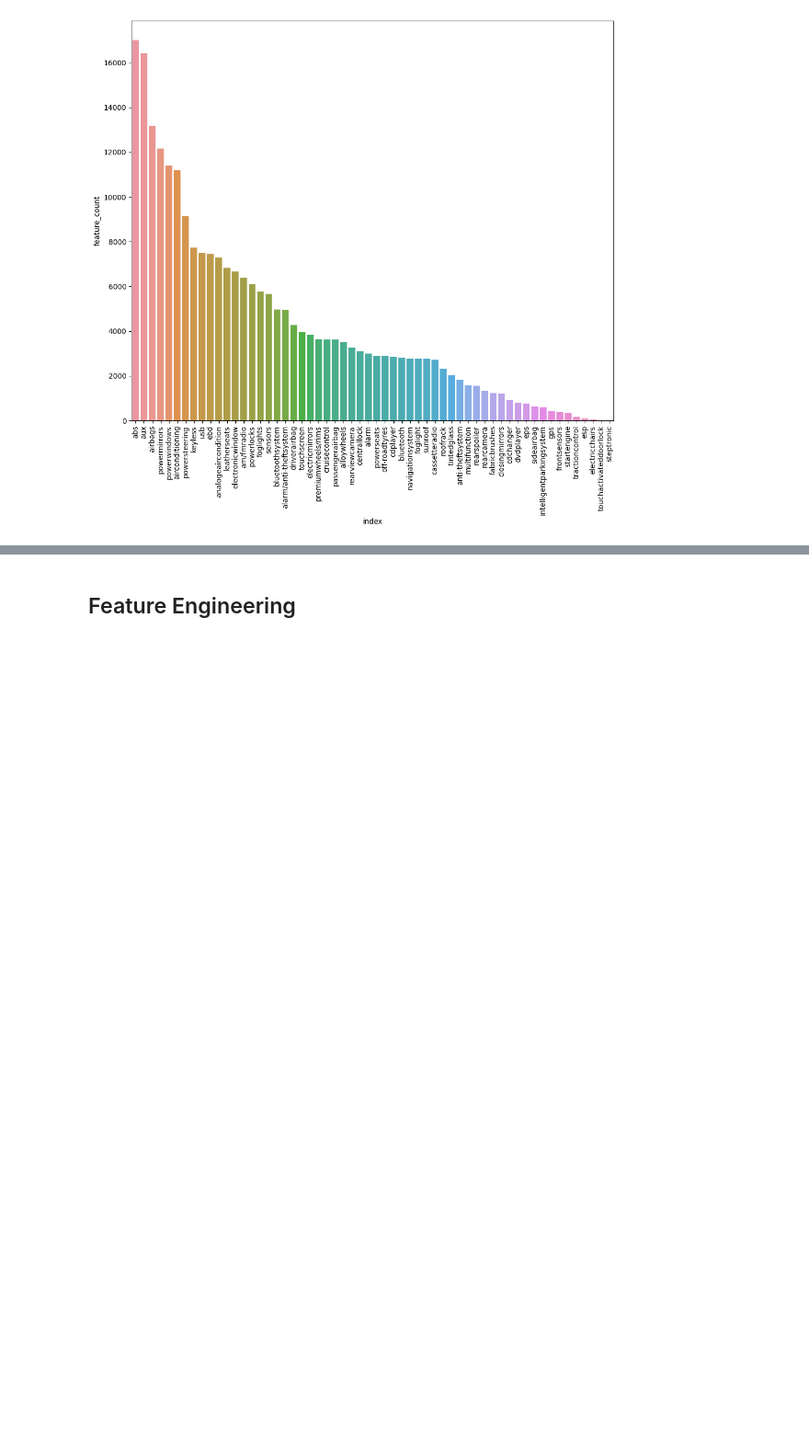
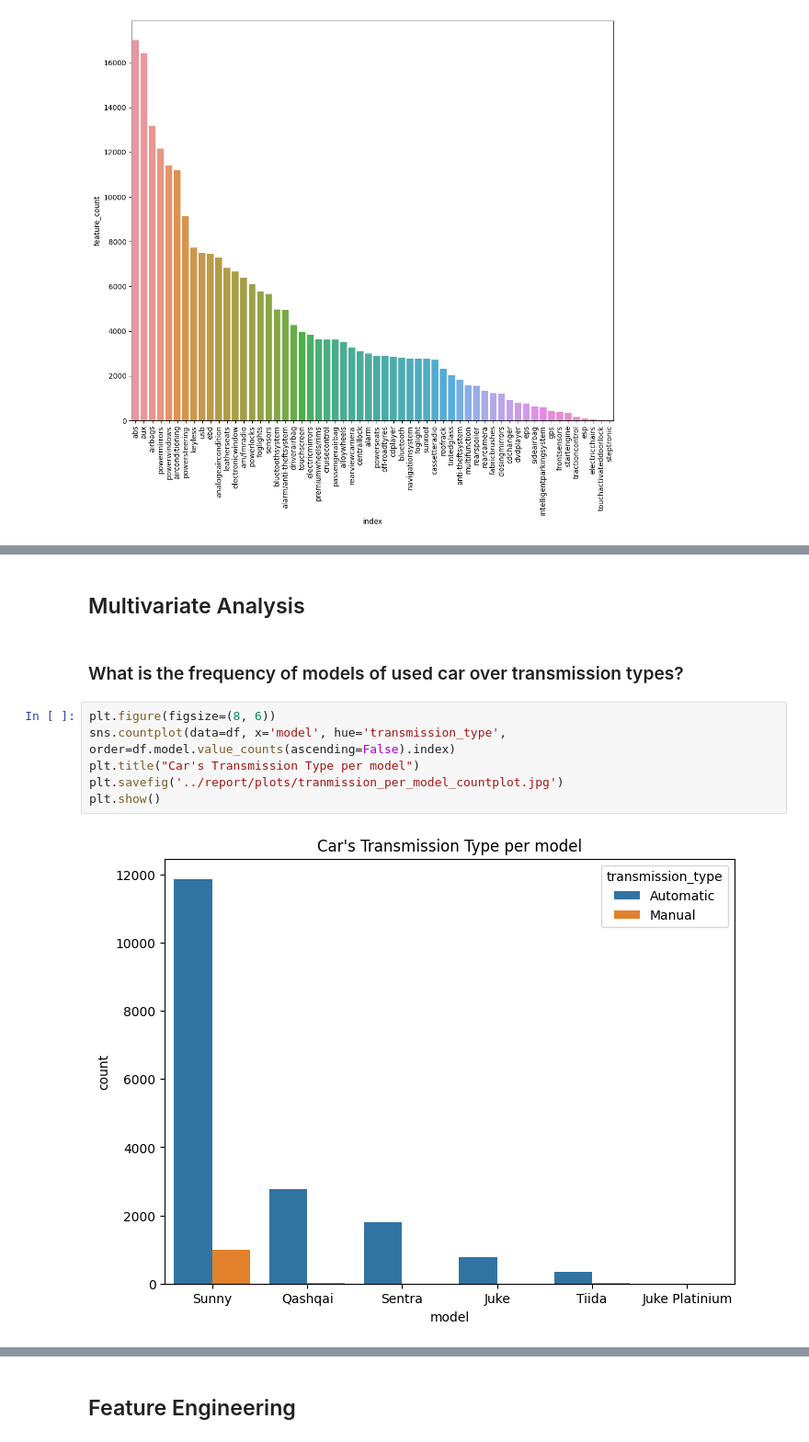
Before and after one commit to AhmedYousriSobhi/used_cars_price_estimation, a Jupyter notebook: nb_workspace/data_eda.ipynb, the cells around one changed output, grey strips where cells are left out. Shown at 92% size. Drawn from its saved outputs; the diff is of its cells as text; blank space fills up the shorter version.

```diff
--- a/nb_workspace/data_eda.ipynb
+++ b/nb_workspace/data_eda.ipynb
@@ -163,0 +244,12 @@ Feature eng:
+# %% [markdown]
+## Multivariate Analysis
+# %% [markdown]
+### What is the frequency of models of used car over transmission types?
+# %%
+plt.figure(figsize=(8, 6))
+sns.countplot(data=df, x='model', hue='transmission_type', order=df.model.value_counts(ascending=False).index)
+plt.title("Car's Transmission Type per model")
+plt.savefig('../report/plots/tranmission_per_model_countplot.jpg')
+plt.show()
+# %% [output]
+[figure, added]
```
Also changed, not shown: parts of 28 cells of this notebook, 10 other files.
